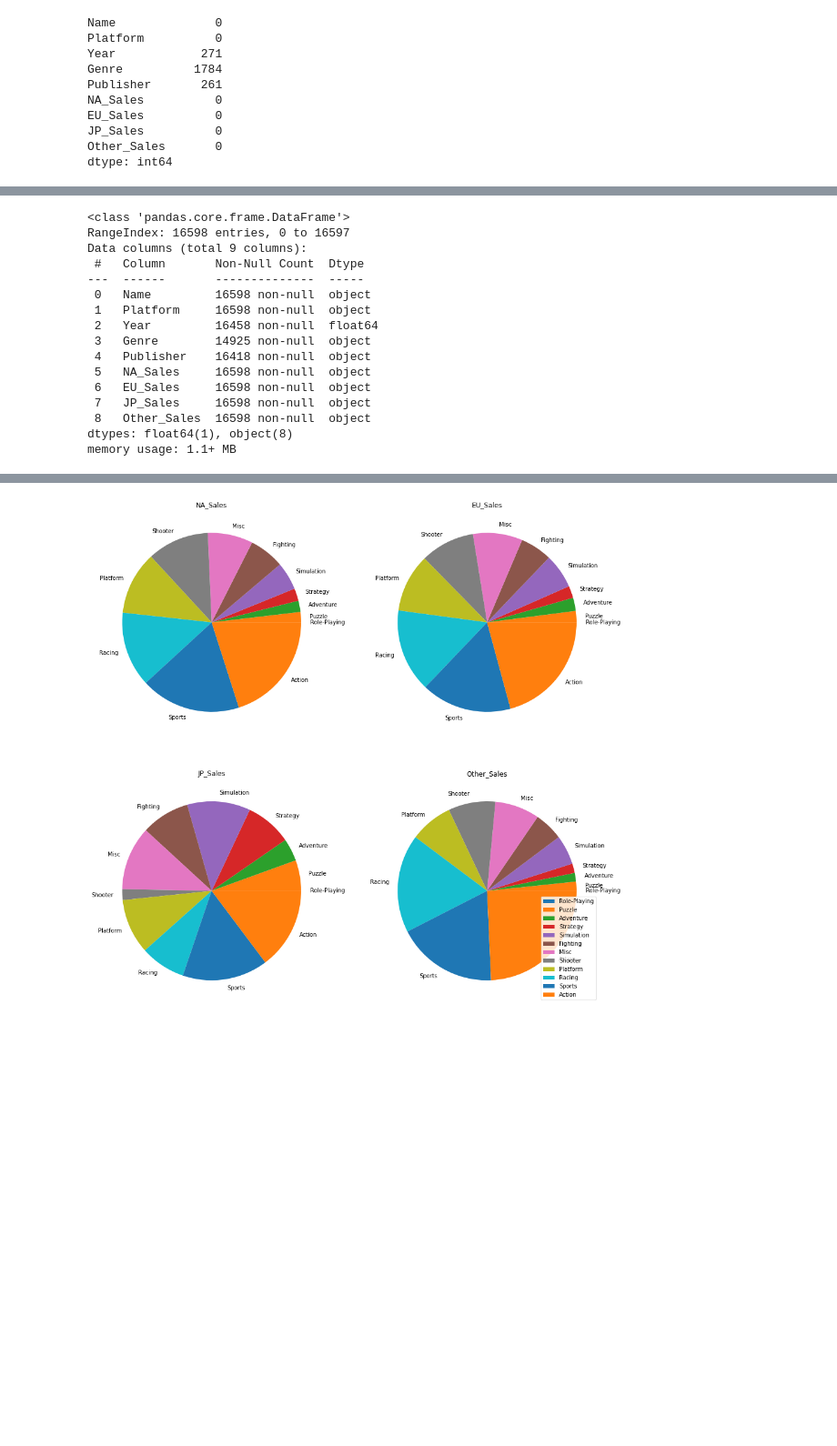
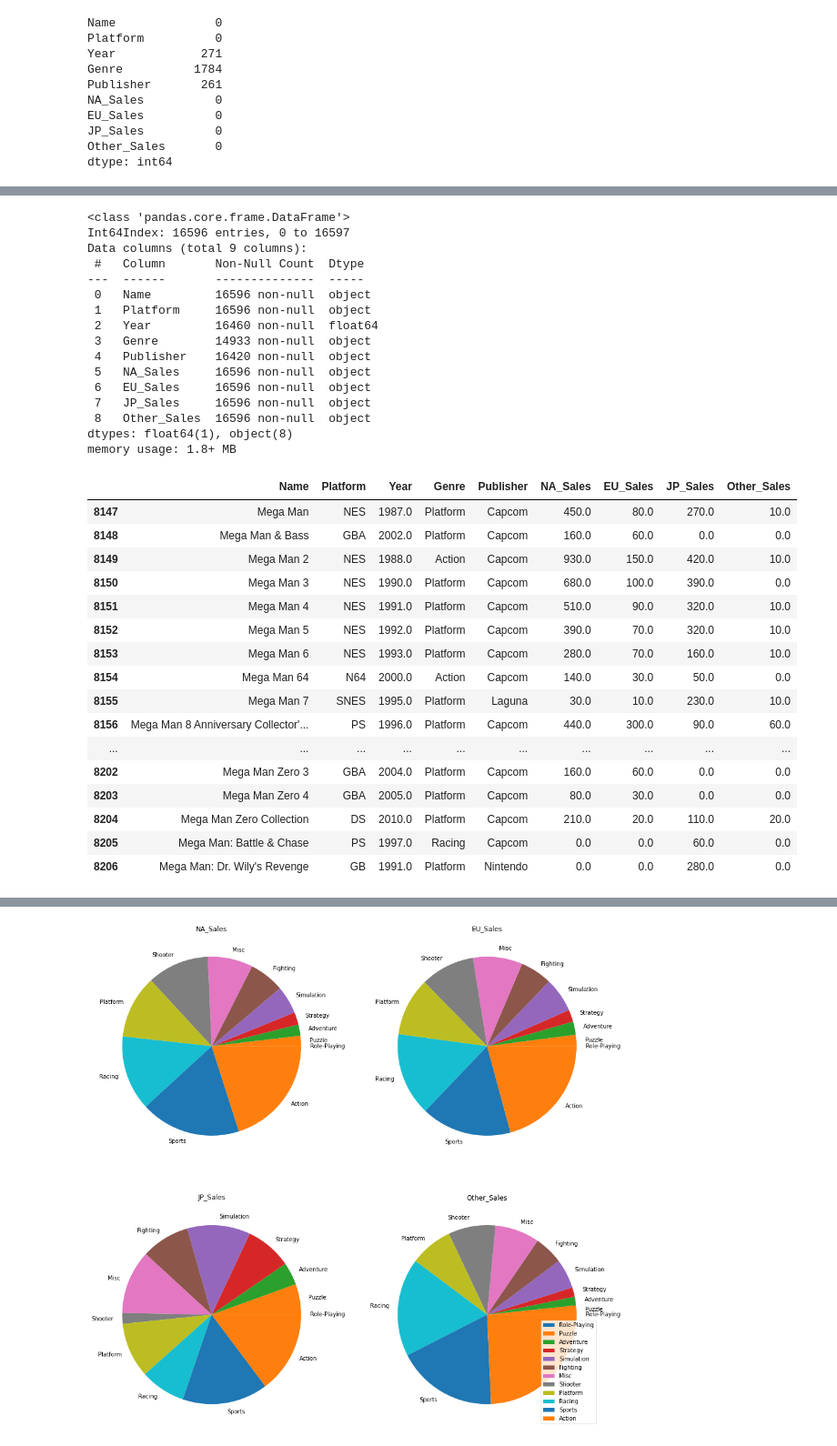
Before and after one commit to e080hsm/Section1_Project, a Jupyter notebook: ai14_n1xx_우성호.ipynb, the cells around one changed output, grey strips where cells are left out. Shown at 91% size. Drawn from its saved outputs; the diff is of its cells as text; code cells hidden in the pictures; blank space fills up the shorter version.

```diff
--- a/ai14_n1xx_우성호.ipynb
+++ b/ai14_n1xx_우성호.ipynb
@@ -41,6 +37,17 @@ JP_Sales          0
 Other_Sales       0
 dtype: int64
 # %%
+def update_seperated(df_test:pd.DataFrame):
+  df_ret = df_test[df_test['Name'].str.contains('\(.*(s|S)ale')].copy()
+  for i in df_ret.index:
+    name = df_ret.loc[i, 'Name']
+    x = name.find(r'(')
+    if name[x-1] == ' ': x -= 1
+    #if name[x:].find('\(.*(A|a)ll') == -1: df_ret.Sep = True
+    df_ret.loc[i, 'Name'] = name[:x]
+
+  return df_ret
+
 def update_dupl_na(df_test, df_raw, col):
   def make_dupl(df):
     return df[df.duplicated(subset= 'Name', keep= False) == True].sort_values('Name')
@@ -134,7 +147,12 @@ def clue_year(df_test:pd.DataFrame, df_raw:pd.DataFrame):
+# %%
+#make EDA dataframe
+df = df_raw.loc[df_raw.Name.str.contains('\(.*wrong') == False].copy()
+
+#find if it is separated
+df.update(update_seperated(df))
+df_raw.update(df)
 # %%
 #NA control
-df = df_raw.copy()
-
 df.update(update_dupl_na(df, df_raw,'Year'))
 df.update(update_dupl_na(df, df_raw,'Genre'))
 df.update(update_dupl_na(df, df_raw,'Publisher'))
@@ -174,6 +192,7 @@ df.update(col_in_title_manual(df, df_raw, 'Genre', 'Momotarou Dentetsu'))
 df.update(col_in_title_manual(df, df_raw, 'Genre', 'Myth Makers'))
 df.update(col_in_title_manual(df, df_raw, 'Genre', 'The Sims'))
 df.update(col_in_title_manual(df, df_raw, 'Genre', 'Minecraft'))
+df.update(col_in_title_manual(df, df_raw, 'Genre', 'Final Fantasy'))
 
 df.update(col_in_title_manual(df, df_raw, 'Genre', 'Mahjong'))
 df.update(col_in_title_manual(df, df_raw, 'Genre', 'Chess|chess'))
@@ -181,18 +200,38 @@ df.update(col_in_title_manual(df, df_raw, 'Genre', 'Chess|chess'))
 df.info()
 # %% [output]
 <class 'pandas.core.frame.DataFrame'>
-RangeIndex: 16598 entries, 0 to 16597
+Int64Index: 16596 entries, 0 to 16597
 Data columns (total 9 columns):
  #   Column       Non-Null Count  Dtype
 ---  ------       --------------  -----
- 0   Name         16598 non-null  object
- 1   Platform     16598 non-null  object
- 2   Year         16458 non-null  float64
- 3   Genre        14925 non-null  object
- 4   Publisher    16418 non-null  object
- 5   NA_Sales     16598 non-null  object
- 6   EU_Sales     16598 non-null  object
- 7   JP_Sales     16598 non-null  object
- 8   Other_Sales  16598 non-null  object
+ 0   Name         16596 non-null  object
+ 1   Platform     16596 non-null  object
+ 2   Year         16460 non-null  float64
+ 3   Genre        14933 non-null  object
+ 4   Publisher    16420 non-null  object
+ 5   NA_Sales     16596 non-null  object
+ 6   EU_Sales     16596 non-null  object
+ 7   JP_Sales     16596 non-null  object
+ 8   Other_Sales  16596 non-null  object
 dtypes: float64(1), object(8)
-memory usage: 1.1+ MB
+memory usage: 1.8+ MB
+# %%
+df[df.Name.str.contains('Mega Man')]
+# %% [output]
+|  | Name | Platform | Year | Genre | Publisher | NA_Sales | EU_Sales | JP_Sales | Other_Sales |
+| 8147 | Mega Man | NES | 1987.0 | Platform | Capcom | 450.0 | 80.0 | 270.0 | 10.0 |
+| 8148 | Mega Man & Bass | GBA | 2002.0 | Platform | Capcom | 160.0 | 60.0 | 0.0 | 0.0 |
+| 8149 | Mega Man 2 | NES | 1988.0 | Action | Capcom | 930.0 | 150.0 | 420.0 | 10.0 |
+| 8150 | Mega Man 3 | NES | 1990.0 | Platform | Capcom | 680.0 | 100.0 | 390.0 | 0.0 |
+| 8151 | Mega Man 4 | NES | 1991.0 | Platform | Capcom | 510.0 | 90.0 | 320.0 | 10.0 |
+| 8152 | Mega Man 5 | NES | 1992.0 | Platform | Capcom | 390.0 | 70.0 | 320.0 | 10.0 |
+| 8153 | Mega Man 6 | NES | 1993.0 | Platform | Capcom | 280.0 | 70.0 | 160.0 | 10.0 |
+| 8154 | Mega Man 64 | N64 | 2000.0 | Action | Capcom | 140.0 | 30.0 | 50.0 | 0.0 |
+| 8155 | Mega Man 7 | SNES | 1995.0 | Platform | Laguna | 30.0 | 10.0 | 230.0 | 10.0 |
+| 8156 | Mega Man 8 Anniversary Collector'... | PS | 1996.0 | Platform | Capcom | 440.0 | 300.0 | 90.0 | 60.0 |
+| ... | ... | ... | ... | ... | ... | ... | ... | ... | ... |
+| 8202 | Mega Man Zero 3 | GBA | 2004.0 | Platform | Capcom | 160.0 | 60.0 | 0.0 | 0.0 |
+| 8203 | Mega Man Zero 4 | GBA | 2005.0 | Platform | Capcom | 80.0 | 30.0 | 0.0 | 0.0 |
+| 8204 | Mega Man Zero Collection | DS | 2010.0 | Platform | Capcom | 210.0 | 20.0 | 110.0 | 20.0 |
+| 8205 | Mega Man: Battle & Chase | PS | 1997.0 | Racing | Capcom | 0.0 | 0.0 | 60.0 | 0.0 |
+| 8206 | Mega Man: Dr. Wily's Revenge | GB | 1991.0 | Platform | Nintendo | 0.0 | 0.0 | 280.0 | 0.0 |
```
Also changed, not shown: parts of 9 cells of this notebook.
